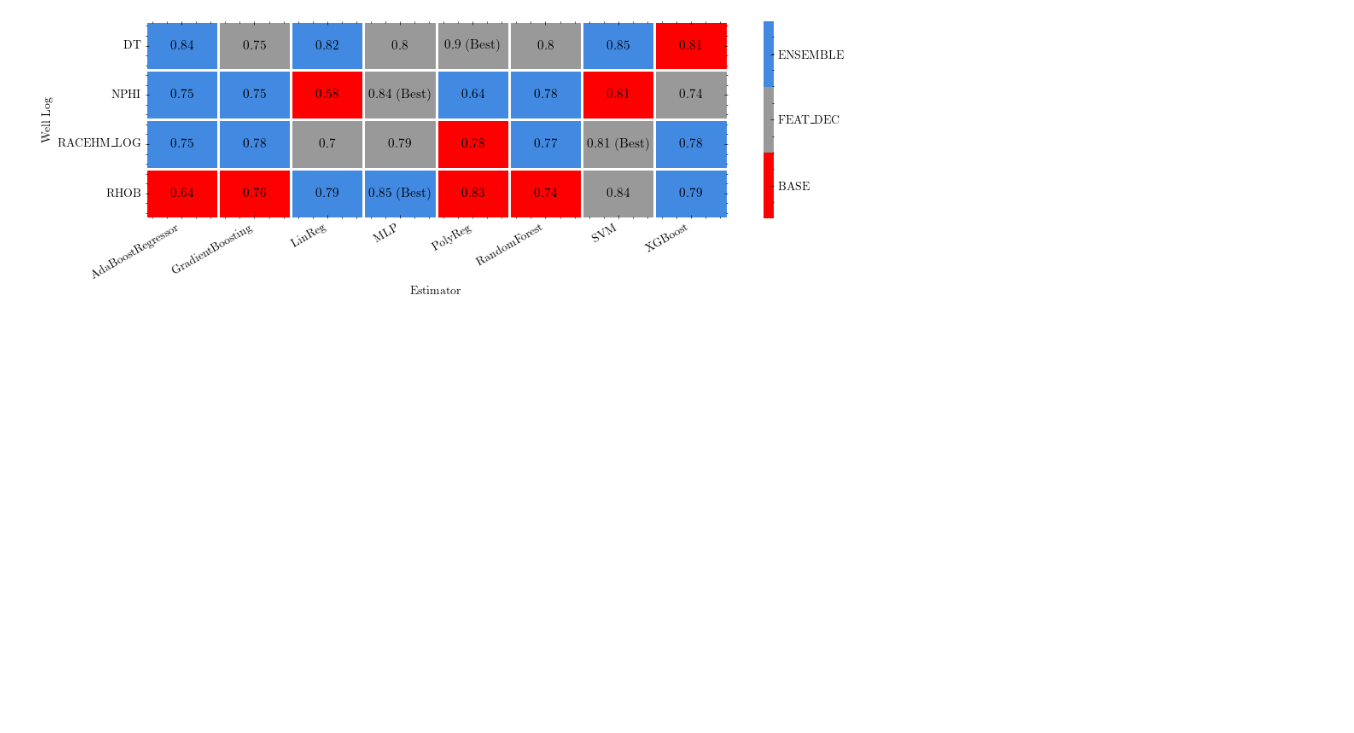
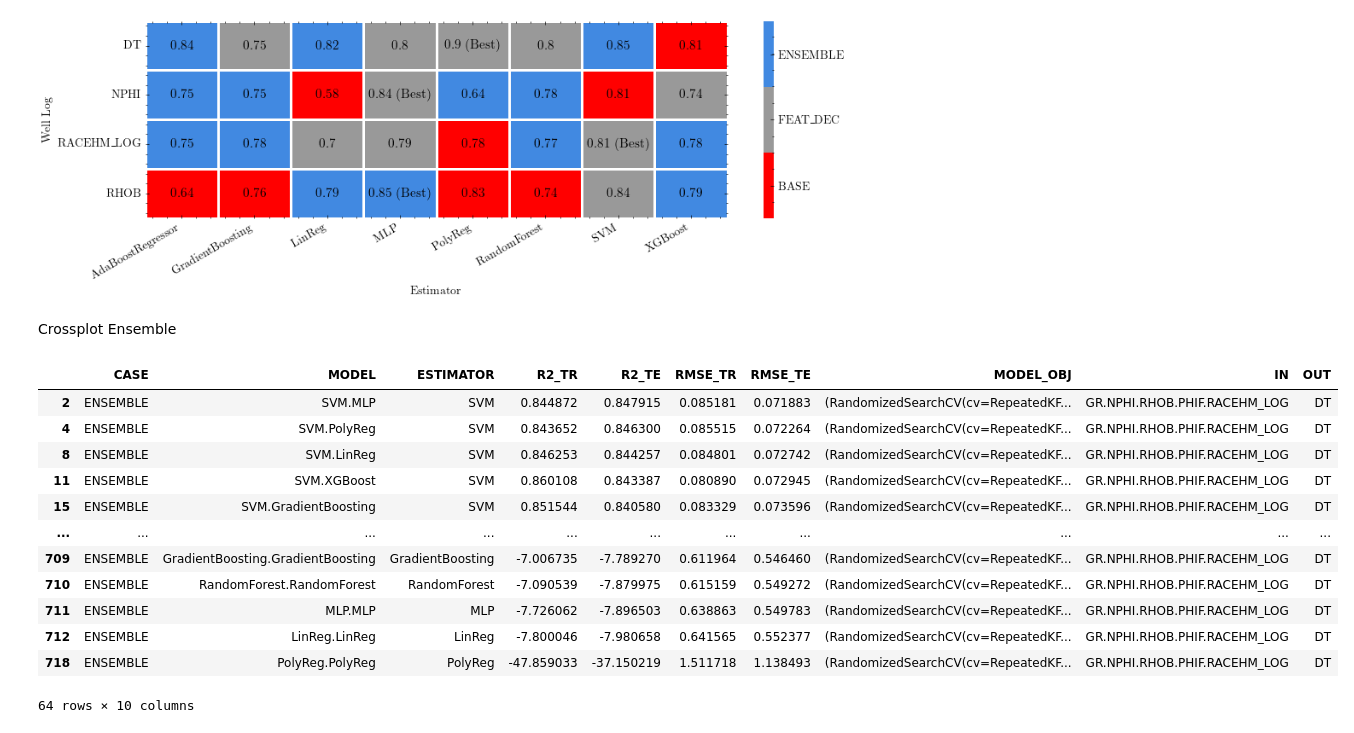
Before and after one commit to felipecostapereira/SYSID_well_logs, a Jupyter notebook: posproc_science_plots_short.ipynb, the cells around one changed output. Drawn from its saved outputs; the diff is of its cells as text; code cells hidden in the pictures; blank space fills up the shorter version.

```diff
--- a/posproc_science_plots_short.ipynb
+++ b/posproc_science_plots_short.ipynb
@@ -751,3 +741,24 @@ plt.xticks(rotation=30, ha='right')
 fig.savefig(f'./Images/heatmap_best_estimators.pdf', format='pdf')
 # %% [output]
 [figure]
+# %% [markdown]
+Crossplot Ensemble
+# %%
+var = 'DT'
+df_base = df_results[(df_results['CASE'] == 'BASE') & (df_results['OUT'] == var)]
+df_ens  = df_results[(df_results['CASE'] == 'ENSEMBLE') & (df_results['OUT'] == var)]
+df_ens
+# %% [output]
+|  | CASE | MODEL | ESTIMATOR | R2_TR | R2_TE | RMSE_TR | RMSE_TE | MODEL_OBJ | IN | OUT |
+| 2 | ENSEMBLE | SVM.MLP | SVM | 0.844872 | 0.847915 | 0.085181 | 0.071883 | (RandomizedSearchCV(cv=RepeatedKF... | GR.NPHI.RHOB.PHIF.RACEHM_LOG | DT |
+| 4 | ENSEMBLE | SVM.PolyReg | SVM | 0.843652 | 0.846300 | 0.085515 | 0.072264 | (RandomizedSearchCV(cv=RepeatedKF... | GR.NPHI.RHOB.PHIF.RACEHM_LOG | DT |
+| 8 | ENSEMBLE | SVM.LinReg | SVM | 0.846253 | 0.844257 | 0.084801 | 0.072742 | (RandomizedSearchCV(cv=RepeatedKF... | GR.NPHI.RHOB.PHIF.RACEHM_LOG | DT |
+| 11 | ENSEMBLE | SVM.XGBoost | SVM | 0.860108 | 0.843387 | 0.080890 | 0.072945 | (RandomizedSearchCV(cv=RepeatedKF... | GR.NPHI.RHOB.PHIF.RACEHM_LOG | DT |
+| 15 | ENSEMBLE | SVM.GradientBoosting | SVM | 0.851544 | 0.840580 | 0.083329 | 0.073596 | (RandomizedSearchCV(cv=RepeatedKF... | GR.NPHI.RHOB.PHIF.RACEHM_LOG | DT |
+| ... | ... | ... | ... | ... | ... | ... | ... | ... | ... | ... |
+| 709 | ENSEMBLE | GradientBoosting.GradientBoosting | GradientBoosting | -7.006735 | -7.789270 | 0.611964 | 0.546460 | (RandomizedSearchCV(cv=RepeatedKF... | GR.NPHI.RHOB.PHIF.RACEHM_LOG | DT |
+| 710 | ENSEMBLE | RandomForest.RandomForest | RandomForest | -7.090539 | -7.879975 | 0.615159 | 0.549272 | (RandomizedSearchCV(cv=RepeatedKF... | GR.NPHI.RHOB.PHIF.RACEHM_LOG | DT |
+| 711 | ENSEMBLE | MLP.MLP | MLP | -7.726062 | -7.896503 | 0.638863 | 0.549783 | (RandomizedSearchCV(cv=RepeatedKF... | GR.NPHI.RHOB.PHIF.RACEHM_LOG | DT |
+| 712 | ENSEMBLE | LinReg.LinReg | LinReg | -7.800046 | -7.980658 | 0.641565 | 0.552377 | (RandomizedSearchCV(cv=RepeatedKF... | GR.NPHI.RHOB.PHIF.RACEHM_LOG | DT |
+| 718 | ENSEMBLE | PolyReg.PolyReg | PolyReg | -47.859033 | -37.150219 | 1.511718 | 1.138493 | (RandomizedSearchCV(cv=RepeatedKF... | GR.NPHI.RHOB.PHIF.RACEHM_LOG | DT |
+64 rows × 10 columns
```
Also changed, not shown: parts of 13 cells of this notebook, 1 other file.
